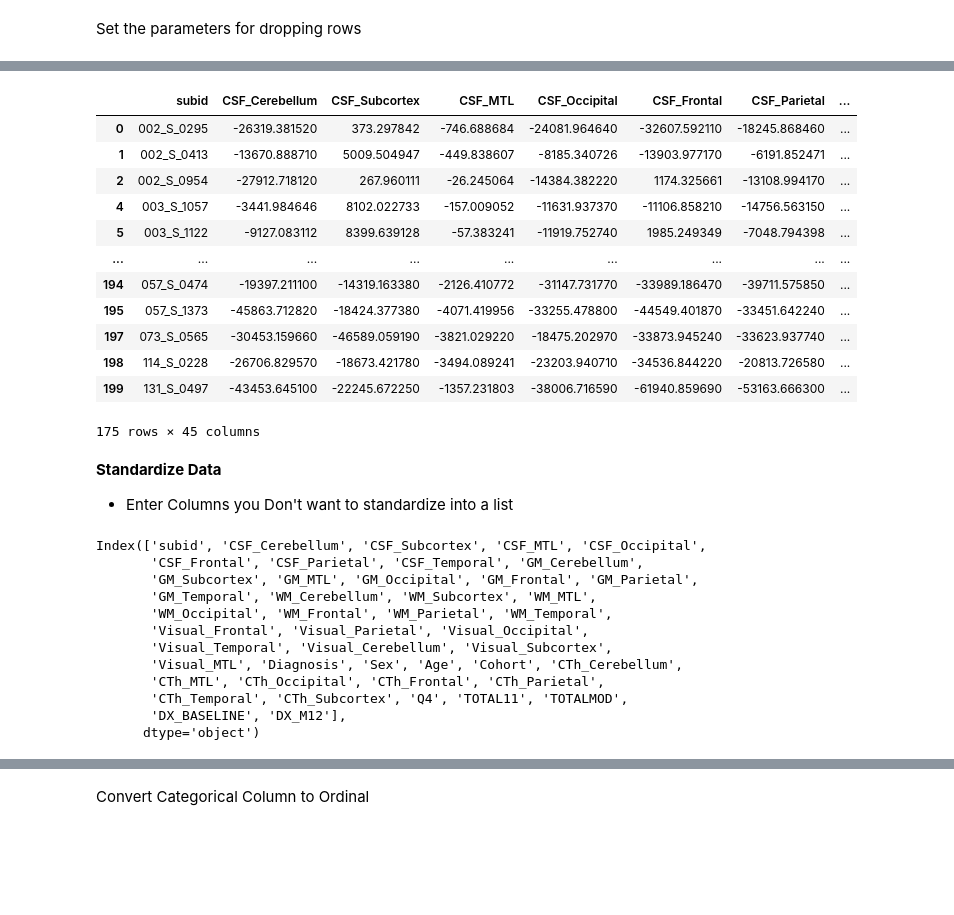
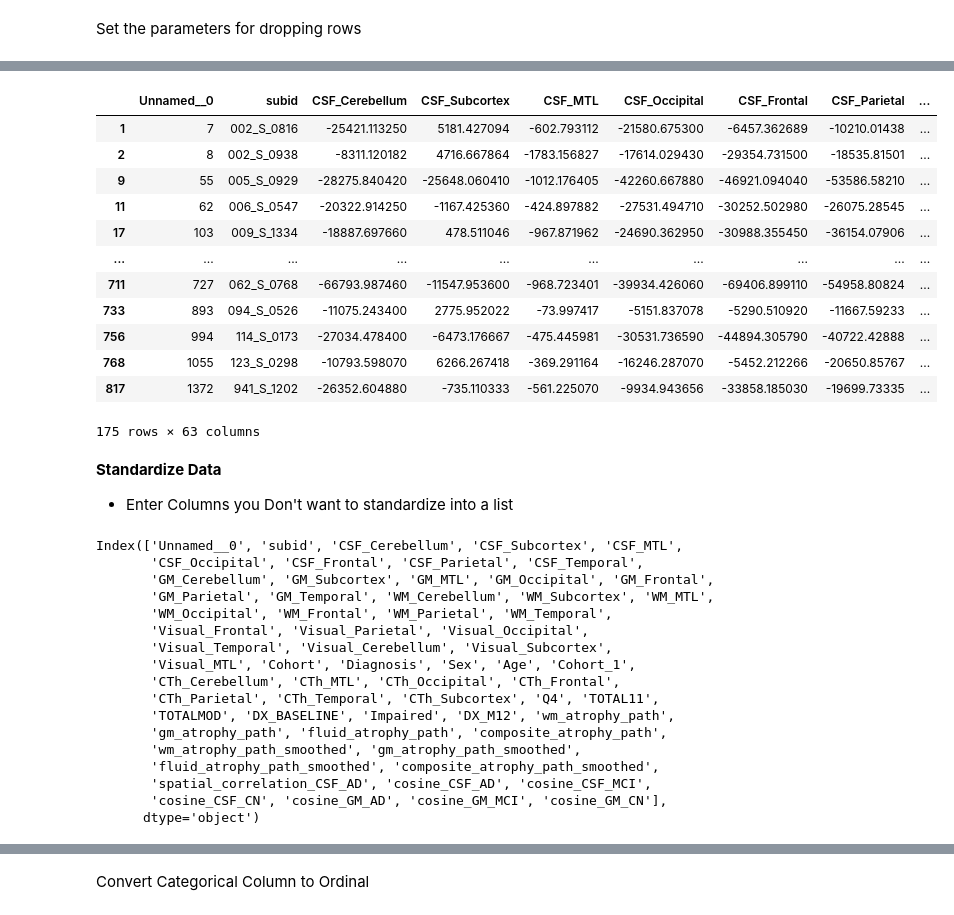
Before and after one commit to Calvinwhow/CircuitPyPer, a Jupyter notebook: notebooks/statistical_notebooks/classification_notebooks/logistic_regression_notebook.ipynb, the cells around one changed output, grey strips where cells are left out. Drawn from its saved outputs; the diff is of its cells as text; code cells hidden in the pictures; blank space fills up the shorter version.

```diff
--- a/notebooks/statistical_notebooks/classification_notebooks/logistic_regression_notebook.ipynb
+++ b/notebooks/statistical_notebooks/classification_notebooks/logistic_regression_notebook.ipynb
@@ -29,12 +29,12 @@ Notes:
 Prep Output Directory
 # %%
 # Specify where you want to save your results to
-out_dir = '/Users/cu135/Partners HealthCare Dropbox/Calvin Howard/studies/atrophy_seeds_2023/Figures/supplement_validation_diagnostic/csf'
+out_dir = None
 # %% [markdown]
 Import Data
 # %%
 # Specify the path to your CSV file containing NIFTI paths
-input_csv_path = '/Volumes/HowExp/datasets/01a_ADNI_Alzheimer_Atrophy/metadata/cleaned_information/discovery.csv'
+input_csv_path = '/Users/cu135/hires_backdrops/t/master.csv'
 sheet = None
 # %%
 from calvin_utils.permutation_analysis_utils.statsmodels_palm import CalvinStatsmodelsPalm
@@ -116,41 +140,46 @@ Set the parameters for dropping rows
 # %%
-column = 'DX_BASELINE'  # The column you'd like to evaluate
+column = 'Cohort'  # The column you'd like to evaluate
 condition = 'equal'  # The condition to check ('equal', 'above', 'below', 'not')
-value = 'MCI' # The value to drop if found
+value = "Validation" # The value to drop if found
 # %%
-# data_df, other_df = cal_palm.drop_rows_based_on_value(column, condition, value)
+data_df, other_df = cal_palm.drop_rows_based_on_value(column, condition, value)
 display(data_df)
 # %% [output]
-|  | subid | CSF_Cerebellum | CSF_Subcortex | CSF_MTL | CSF_Occipital | CSF_Frontal | CSF_Parietal | ... |
-| 0 | 002_S_0295 | -26319.381520 | 373.297842 | -746.688684 | -24081.964640 | -32607.592110 | -18245.868460 | ... |
-| 1 | 002_S_0413 | -13670.888710 | 5009.504947 | -449.838607 | -8185.340726 | -13903.977170 | -6191.852471 | ... |
-| 2 | 002_S_0954 | -27912.718120 | 267.960111 | -26.245064 | -14384.382220 | 1174.325661 | -13108.994170 | ... |
-| 4 | 003_S_1057 | -3441.984646 | 8102.022733 | -157.009052 | -11631.937370 | -11106.858210 | -14756.563150 | ... |
-| 5 | 003_S_1122 | -9127.083112 | 8399.639128 | -57.383241 | -11919.752740 | 1985.249349 | -7048.794398 | ... |
-| ... | ... | ... | ... | ... | ... | ... | ... | ... |
-| 194 | 057_S_0474 | -19397.211100 | -14319.163380 | -2126.410772 | -31147.731770 | -33989.186470 | -39711.575850 | ... |
-| 195 | 057_S_1373 | -45863.712820 | -18424.377380 | -4071.419956 | -33255.478800 | -44549.401870 | -33451.642240 | ... |
-| 197 | 073_S_0565 | -30453.159660 | -46589.059190 | -3821.029220 | -18475.202970 | -33873.945240 | -33623.937740 | ... |
-| 198 | 114_S_0228 | -26706.829570 | -18673.421780 | -3494.089241 | -23203.940710 | -34536.844220 | -20813.726580 | ... |
-| 199 | 131_S_0497 | -43453.645100 | -22245.672250 | -1357.231803 | -38006.716590 | -61940.859690 | -53163.666300 | ... |
+|  | Unnamed__0 | subid | CSF_Cerebellum | CSF_Subcortex | CSF_MTL | CSF_Occipital | CSF_Frontal | CSF_Parietal | ... |
+| 1 | 7 | 002_S_0816 | -25421.113250 | 5181.427094 | -602.793112 | -21580.675300 | -6457.362689 | -10210.01438 | ... |
+| 2 | 8 | 002_S_0938 | -8311.120182 | 4716.667864 | -1783.156827 | -17614.029430 | -29354.731500 | -18535.81501 | ... |
+| 9 | 55 | 005_S_0929 | -28275.840420 | -25648.060410 | -1012.176405 | -42260.667880 | -46921.094040 | -53586.58210 | ... |
+| 11 | 62 | 006_S_0547 | -20322.914250 | -1167.425360 | -424.897882 | -27531.494710 | -30252.502980 | -26075.28545 | ... |
+| 17 | 103 | 009_S_1334 | -18887.697660 | 478.511046 | -967.871962 | -24690.362950 | -30988.355450 | -36154.07906 | ... |
+| ... | ... | ... | ... | ... | ... | ... | ... | ... | ... |
+| 711 | 727 | 062_S_0768 | -66793.987460 | -11547.953600 | -968.723401 | -39934.426060 | -69406.899110 | -54958.80824 | ... |
+| 733 | 893 | 094_S_0526 | -11075.243400 | 2775.952022 | -73.997417 | -5151.837078 | -5290.510920 | -11667.59233 | ... |
+| 756 | 994 | 114_S_0173 | -27034.478400 | -6473.176667 | -475.445981 | -30531.736590 | -44894.305790 | -40722.42888 | ... |
+| 768 | 1055 | 123_S_0298 | -10793.598070 | 6266.267418 | -369.291164 | -16246.287070 | -5452.212266 | -20650.85767 | ... |
+| 817 | 1372 | 941_S_1202 | -26352.604880 | -735.110333 | -561.225070 | -9934.943656 | -33858.185030 | -19699.73335 | ... |
-175 rows × 45 columns
+175 rows × 63 columns
 # %% [markdown]
 **Standardize Data**
 - Enter Columns you Don't want to standardize into a list
 # %%
 data_df.columns
 # %% [output]
-Index(['subid', 'CSF_Cerebellum', 'CSF_Subcortex', 'CSF_MTL', 'CSF_Occipital',
-       'CSF_Frontal', 'CSF_Parietal', 'CSF_Temporal', 'GM_Cerebellum',
-       'GM_Subcortex', 'GM_MTL', 'GM_Occipital', 'GM_Frontal', 'GM_Parietal',
-       'GM_Temporal', 'WM_Cerebellum', 'WM_Subcortex', 'WM_MTL',
+Index(['Unnamed__0', 'subid', 'CSF_Cerebellum', 'CSF_Subcortex', 'CSF_MTL',
+       'CSF_Occipital', 'CSF_Frontal', 'CSF_Parietal', 'CSF_Temporal',
+       'GM_Cerebellum', 'GM_Subcortex', 'GM_MTL', 'GM_Occipital', 'GM_Frontal',
+       'GM_Parietal', 'GM_Temporal', 'WM_Cerebellum', 'WM_Subcortex', 'WM_MTL',
        'WM_Occipital', 'WM_Frontal', 'WM_Parietal', 'WM_Temporal',
        'Visual_Frontal', 'Visual_Parietal', 'Visual_Occipital',
        'Visual_Temporal', 'Visual_Cerebellum', 'Visual_Subcortex',
-       'Visual_MTL', 'Diagnosis', 'Sex', 'Age', 'Cohort', 'CTh_Cerebellum',
-       'CTh_MTL', 'CTh_Occipital', 'CTh_Frontal', 'CTh_Parietal',
-       'CTh_Temporal', 'CTh_Subcortex', 'Q4', 'TOTAL11', 'TOTALMOD',
-       'DX_BASELINE', 'DX_M12'],
+       'Visual_MTL', 'Cohort', 'Diagnosis', 'Sex', 'Age', 'Cohort_1',
+       'CTh_Cerebellum', 'CTh_MTL', 'CTh_Occipital', 'CTh_Frontal',
+       'CTh_Parietal', 'CTh_Temporal', 'CTh_Subcortex', 'Q4', 'TOTAL11',
+       'TOTALMOD', 'DX_BASELINE', 'Impaired', 'DX_M12', 'wm_atrophy_path',
+       'gm_atrophy_path', 'fluid_atrophy_path', 'composite_atrophy_path',
+       'wm_atrophy_path_smoothed', 'gm_atrophy_path_smoothed',
+       'fluid_atrophy_path_smoothed', 'composite_atrophy_path_smoothed',
+       'spatial_correlation_CSF_AD', 'cosine_CSF_AD', 'cosine_CSF_MCI',
+       'cosine_CSF_CN', 'cosine_GM_AD', 'cosine_GM_MCI', 'cosine_GM_CN'],
       dtype='object')
 # %%
 # Remove anything you don't want to standardize
```
Also changed, not shown: parts of 36 cells of this notebook, 17 other files.
